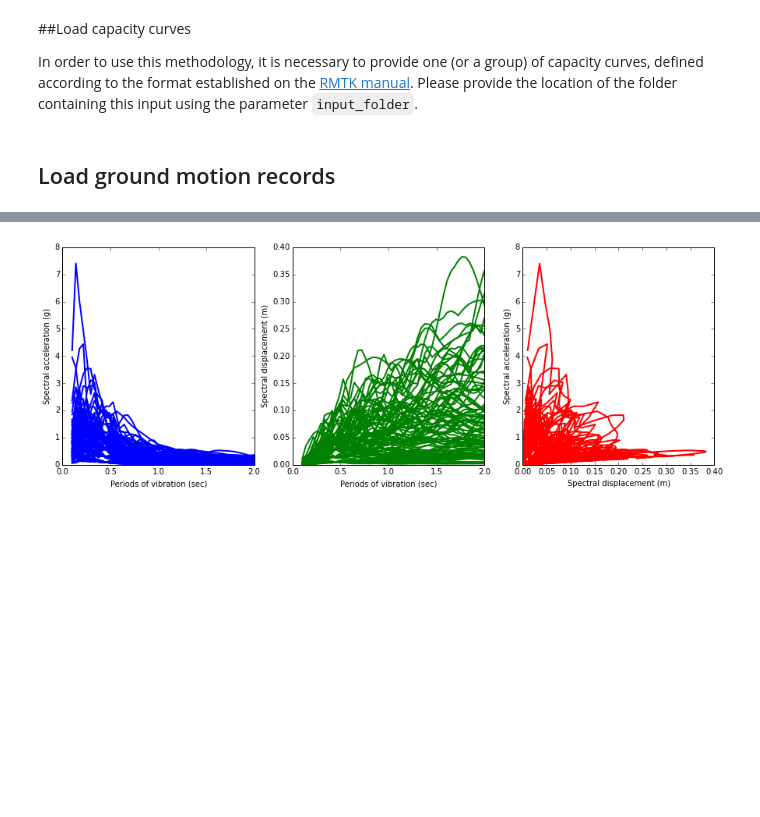
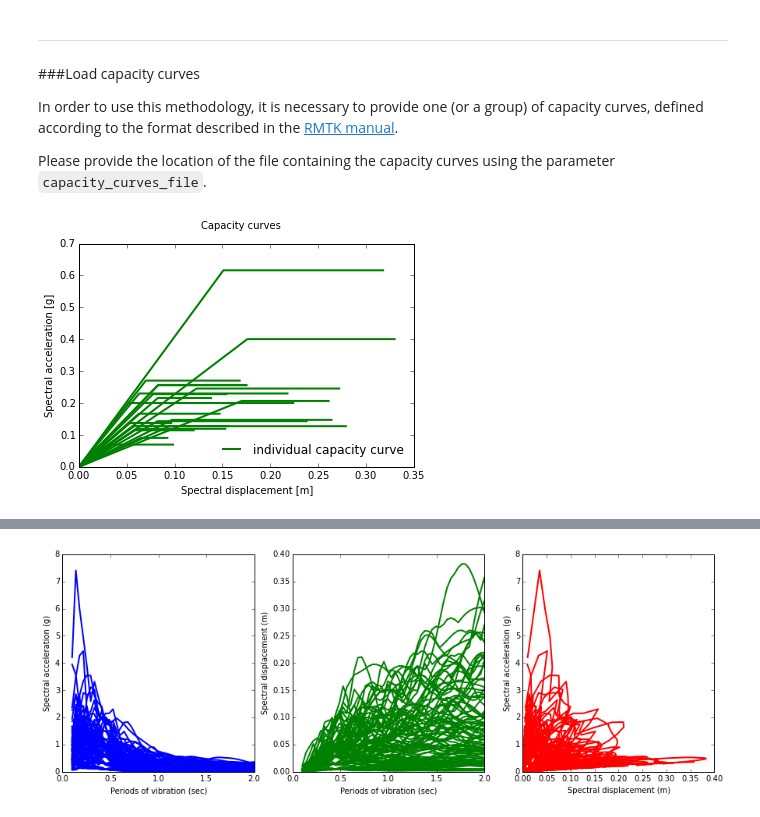
Before and after one commit to GEMScienceTools/rmtk, a Jupyter notebook: rmtk/vulnerability/derivation_fragility/equivalent_linearization/vidic_etal_1994/vidic_etal_1994.ipynb, the cells around one changed output, grey strips where cells are left out. Drawn from its saved outputs; the diff is of its cells as text; code cells hidden in the pictures; blank space fills up the shorter version.

```diff
--- a/rmtk/vulnerability/derivation_fragility/equivalent_linearization/vidic_etal_1994/vidic_etal_1994.ipynb
+++ b/rmtk/vulnerability/derivation_fragility/equivalent_linearization/vidic_etal_1994/vidic_etal_1994.ipynb
@@ -5,4 +14,7 @@ This procedure aims to determine the displacements from an inelastic design spec
 # %% [markdown]
-##Load capacity curves
+---
+###Load capacity curves
 
-In order to use this methodology, it is necessary to provide one (or a group) of capacity curves, defined according to the format established on the [RMTK manual](../../../../../rmtk-docs.pdf). Please provide the location of the folder containing this input using the parameter `input_folder`.
+In order to use this methodology, it is necessary to provide one (or a group) of capacity curves, defined according to the format described in the [RMTK manual](../../../../../rmtk-docs.pdf).
+
+Please provide the location of the file containing the capacity curves using the parameter `capacity_curves_file`.
@@ -16,2 +20,0 @@ capacity_curves = utils.read_capacity_curves(capacity_curves_file)
-# %% [markdown]
-## Load ground motion records
@@ -17,0 +23,5 @@ capacity_curves = utils.read_capacity_curves(capacity_curves_file)
+# %%
+capacity_curves = utils.read_capacity_curves(capacity_curves_file)
+utils.plot_capacity_curves(capacity_curves)
+# %% [output]
+[figure, added]
```
Also changed, not shown: parts of 13 cells of this notebook.
